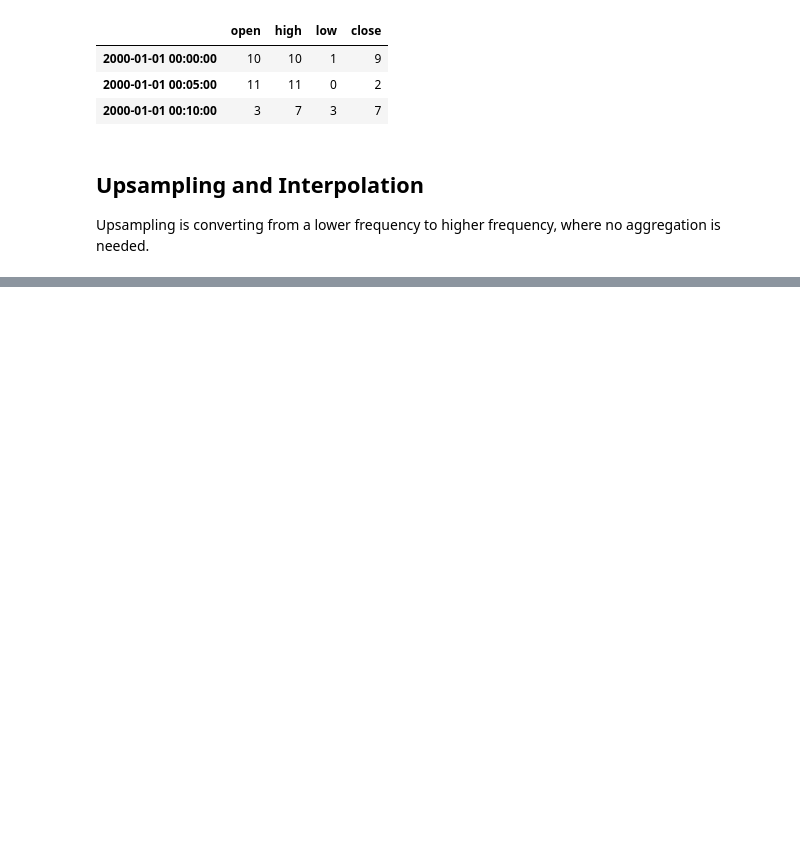
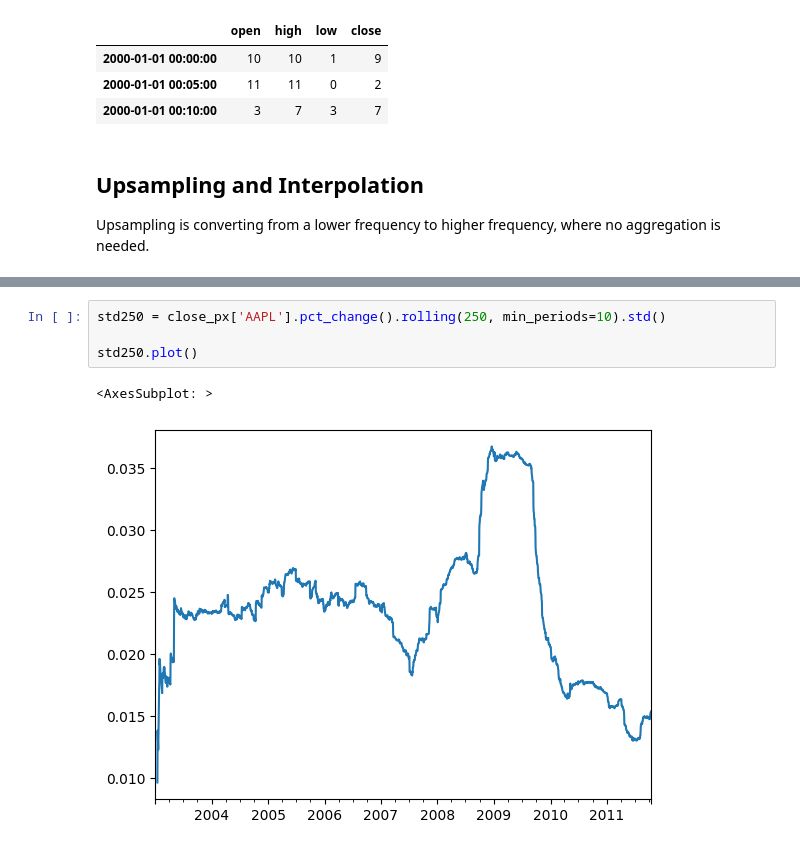
Before and after one commit to zqTheDesigner/rading_python-for-data-analysis, a Jupyter notebook: ch-11_Time-Series.ipynb, the cells around one changed output, grey strips where cells are left out. Saved outputs shown, nothing was run; the diff lists cells and outputs as text; blank space fills up the shorter version.

```diff
--- a/ch-11_Time-Series.ipynb
+++ b/ch-11_Time-Series.ipynb
@@ -602,0 +717,7 @@ df_daily
+# %%
+std250 = close_px['AAPL'].pct_change().rolling(250, min_periods=10).std()
+
+std250.plot()
+# %% [output]
+<AxesSubplot: >
+[figure, added]
```
Also changed, not shown: parts of 32 cells of this notebook, 1 other file.
